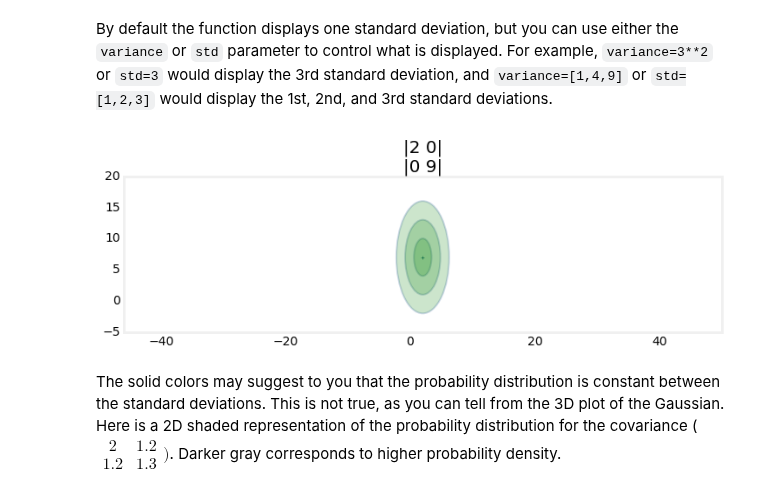
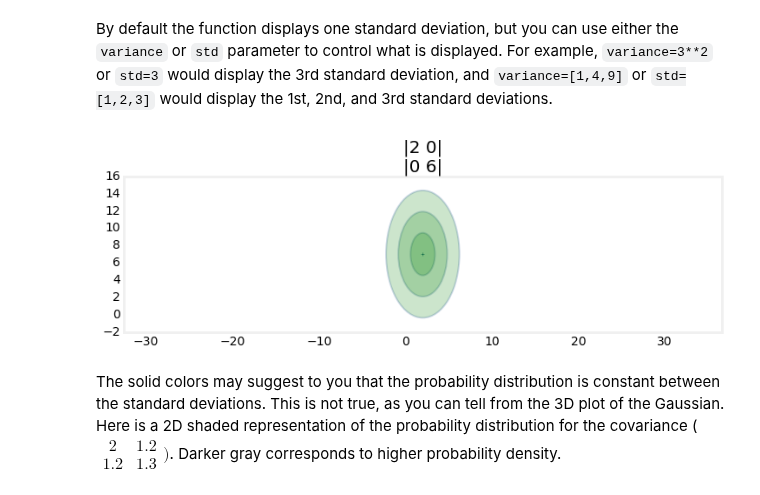
Before and after one commit to rlabbe/Kalman-and-Bayesian-Filters-in-Python, a Jupyter notebook: 05-Multivariate-Gaussians.ipynb, the cells around one changed output. Drawn from its saved outputs; the diff is of its cells as text; code cells hidden in the pictures.

```diff
--- a/05-Multivariate-Gaussians.ipynb
+++ b/05-Multivariate-Gaussians.ipynb
@@ -255,13 +243,15 @@ For those of you viewing this online or in Juptyer Notebook on your computer, he
 By default the function displays one standard deviation, but you can use either the `variance` or `std` parameter to control what is displayed. For example, `variance=3**2` or `std=3` would display the 3rd standard deviation, and `variance=[1,4,9]` or `std=[1,2,3]` would display the 1st, 2nd, and 3rd standard deviations.
 # %%
 from filterpy.stats import plot_covariance_ellipse
-P = [[2, 0], [0, 9]]
+import matplotlib.pyplot as plt
+
+P = [[2, 0], [0, 6]]
 plot_covariance_ellipse((2, 7), P, fc='g', alpha=0.2,
                         std=[1, 2, 3],
-                        title='|2 0|\n|0 9|')
+                        title='|2 0|\n|0 6|')
 plt.gca().grid(b=False)
 # %% [output]
-[figure, old version]
+[figure, new version]
 # %% [markdown]
 The solid colors may suggest to you that the probability distribution is constant between the standard deviations. This is not true, as you can tell from the 3D plot of the Gaussian. Here is a 2D shaded representation of the probability distribution for the covariance ($\begin{smallmatrix}2&1.2\\1.2&1.3\end{smallmatrix})$. Darker gray corresponds to higher probability density.
 # %%
```
Also changed, not shown: parts of 30 cells of this notebook, 8 other files.
